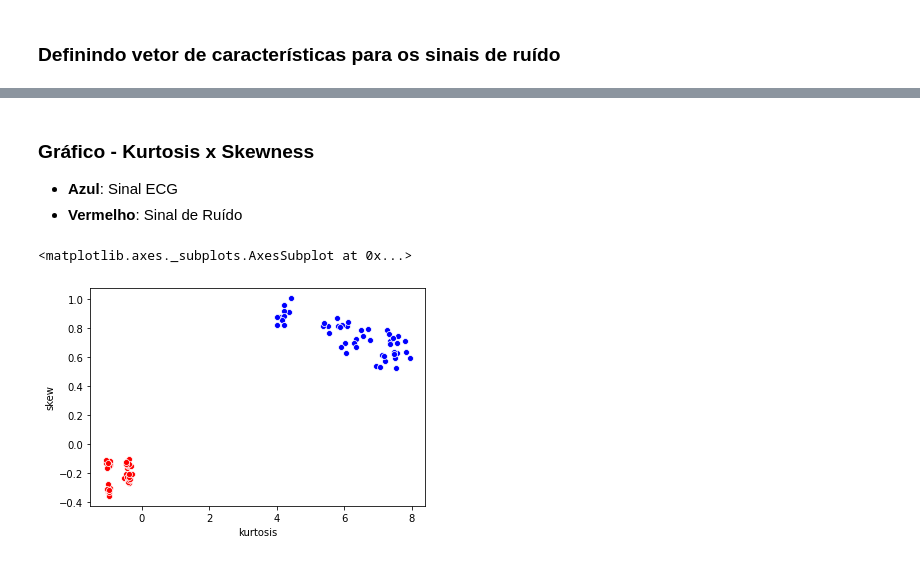
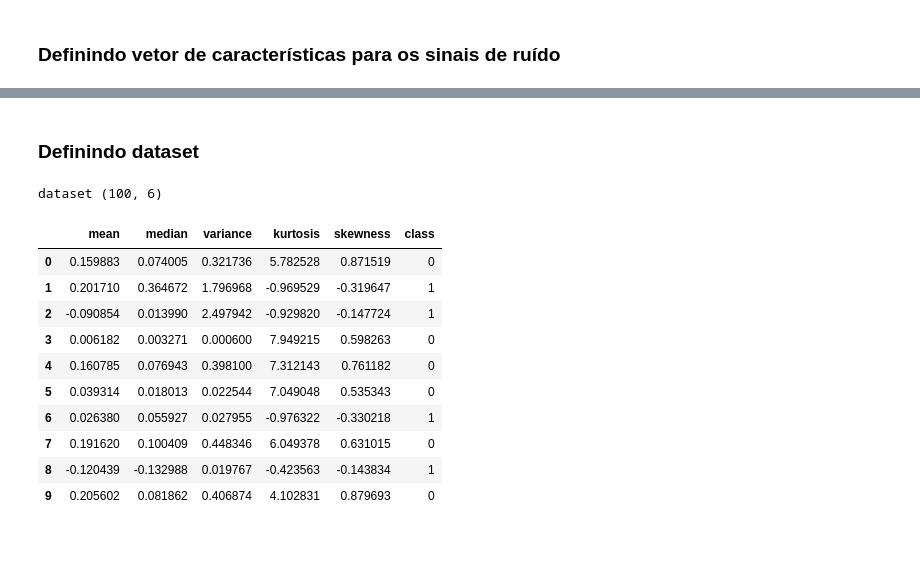
Before and after one commit to cardosorrenan/reconhecimentopadroes-ufc, a Jupyter notebook: trab1_k_nn.ipynb, the cells around one changed output, grey strips where cells are left out. Drawn from its saved outputs; the diff is of its cells as text; code cells hidden in the pictures.

```diff
--- a/trab1_k_nn.ipynb
+++ b/trab1_k_nn.ipynb
@@ -87,10 +81,21 @@ noise_features (50, 5)
-# %% [markdown]
-### **Gráfico** - Kurtosis x Skewness
- - **Azul**: Sinal ECG
- - **Vermelho**: Sinal de Ruído
-# %%
-sns.scatterplot(x=ecg_features['kurtosis'], y=ecg_features['skew'], color='blue')
-sns.scatterplot(x=noise_features['kurtosis'], y=noise_features['skew'], color='red')
-# %% [output]
-<matplotlib.axes._subplots.AxesSubplot at 0x...>
-[figure, removed]
+# %% [markdown]
+### **Definindo dataset**
+# %%
+dataset = ecg_vector.append(noise_vector) # Concatena os dois vetores das classes
+dataset = dataset.sample(frac=1)          # Embaralha as linhas
+dataset = dataset.reset_index(drop=True)  # Reset dos índices criados nas células anteriores
+print('dataset', dataset.shape)
+dataset.head(10)                          # Exibe 10 amostras do nosso dataset
+# %% [output]
+dataset (100, 6)
+|  | mean | median | variance | kurtosis | skewness | class |
+| 0 | 0.159883 | 0.074005 | 0.321736 | 5.782528 | 0.871519 | 0 |
+| 1 | 0.201710 | 0.364672 | 1.796968 | -0.969529 | -0.319647 | 1 |
+| 2 | -0.090854 | 0.013990 | 2.497942 | -0.929820 | -0.147724 | 1 |
+| 3 | 0.006182 | 0.003271 | 0.000600 | 7.949215 | 0.598263 | 0 |
+| 4 | 0.160785 | 0.076943 | 0.398100 | 7.312143 | 0.761182 | 0 |
+| 5 | 0.039314 | 0.018013 | 0.022544 | 7.049048 | 0.535343 | 0 |
+| 6 | 0.026380 | 0.055927 | 0.027955 | -0.976322 | -0.330218 | 1 |
+| 7 | 0.191620 | 0.100409 | 0.448346 | 6.049378 | 0.631015 | 0 |
+| 8 | -0.120439 | -0.132988 | 0.019767 | -0.423563 | -0.143834 | 1 |
+| 9 | 0.205602 | 0.081862 | 0.406874 | 4.102831 | 0.879693 | 0 |
```
Also changed, not shown: parts of 11 cells of this notebook.
